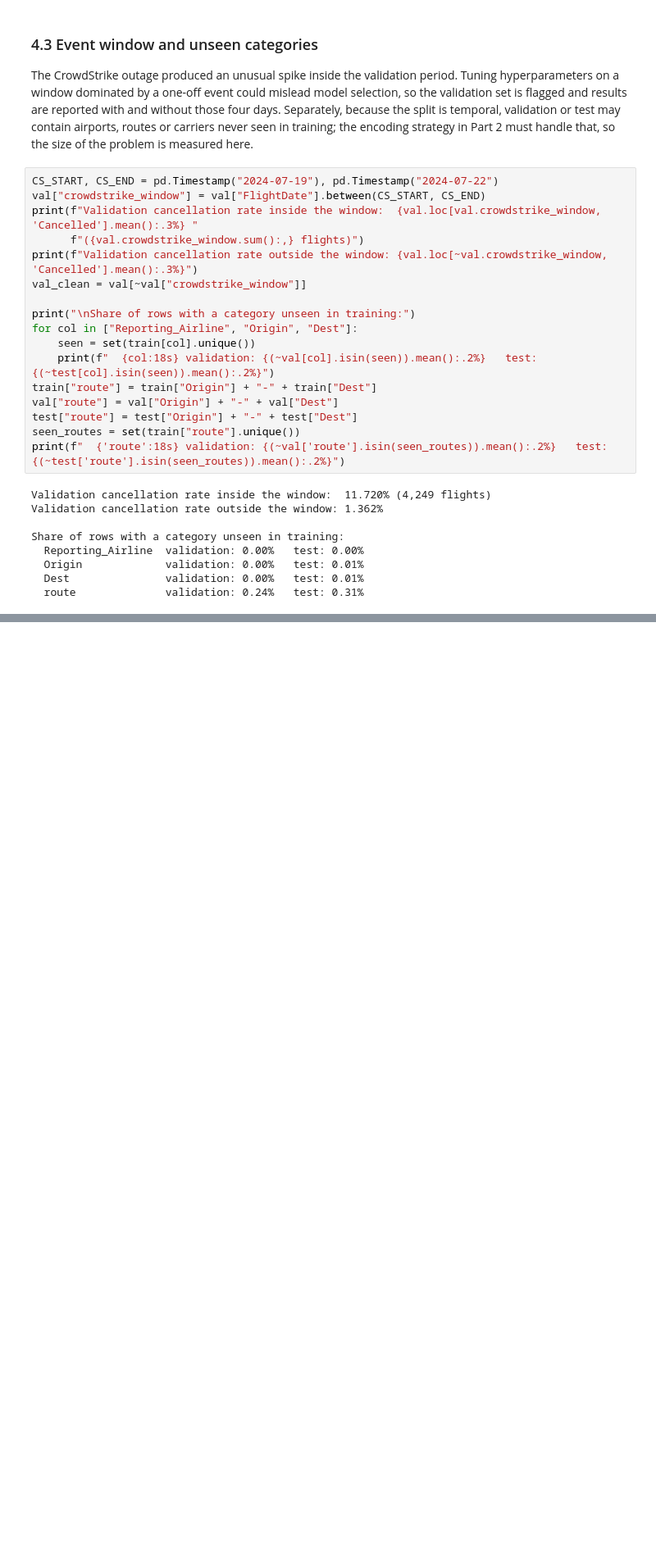
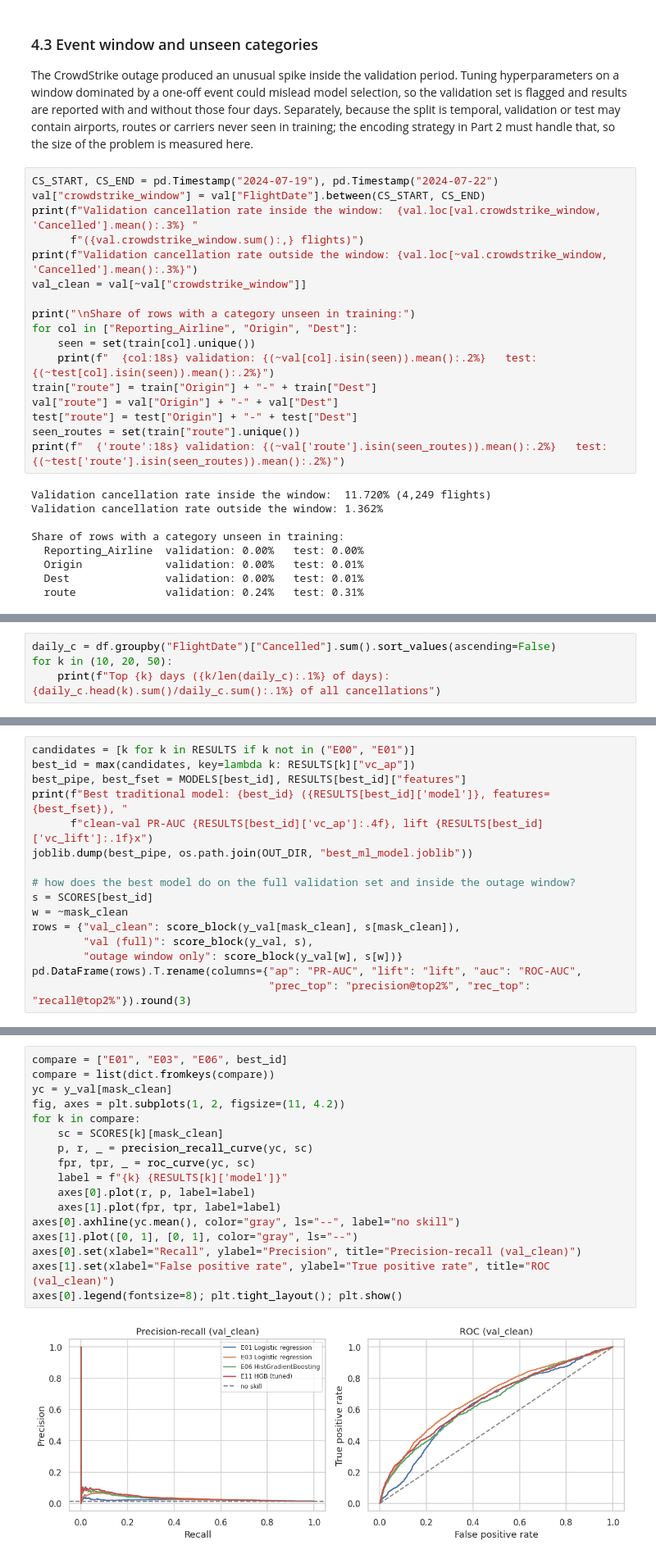
Before and after one commit to ShamiPlacide/Flight-cancellation-prediction-ml-dl, a Jupyter notebook: flight-cancellation-main.ipynb, the cells around one changed output, grey strips where cells are left out. Shown at 82% size. Cells and saved outputs as stored; diff of their text form; blank space fills up the shorter version.

Commit message:
Kaggle Notebook | flight-cancellation-main | Version 3

```diff
--- a/flight-cancellation-main.ipynb
+++ b/flight-cancellation-main.ipynb
@@ -348,0 +372,4 @@ Share of rows with a category unseen in training:
+# %%
+daily_c = df.groupby("FlightDate")["Cancelled"].sum().sort_values(ascending=False)
+for k in (10, 20, 50):
+    print(f"Top {k} days ({k/len(daily_c):.1%} of days): {daily_c.head(k).sum()/daily_c.sum():.1%} of all cancellations")
@@ -348,0 +869,16 @@ Share of rows with a category unseen in training:
+# %%
+candidates = [k for k in RESULTS if k not in ("E00", "E01")]
+best_id = max(candidates, key=lambda k: RESULTS[k]["vc_ap"])
+best_pipe, best_fset = MODELS[best_id], RESULTS[best_id]["features"]
+print(f"Best traditional model: {best_id} ({RESULTS[best_id]['model']}, features={best_fset}), "
+      f"clean-val PR-AUC {RESULTS[best_id]['vc_ap']:.4f}, lift {RESULTS[best_id]['vc_lift']:.1f}x")
+joblib.dump(best_pipe, os.path.join(OUT_DIR, "best_ml_model.joblib"))
+
+# how does the best model do on the full validation set and inside the outage window?
+s = SCORES[best_id]
+w = ~mask_clean
+rows = {"val_clean": score_block(y_val[mask_clean], s[mask_clean]),
+        "val (full)": score_block(y_val, s),
+        "outage window only": score_block(y_val[w], s[w])}
+pd.DataFrame(rows).T.rename(columns={"ap": "PR-AUC", "lift": "lift", "auc": "ROC-AUC",
+                                     "prec_top": "precision@top2%", "rec_top": "recall@top2%"}).round(3)
@@ -348,0 +894,19 @@ Share of rows with a category unseen in training:
+# %%
+compare = ["E01", "E03", "E06", best_id]
+compare = list(dict.fromkeys(compare))
+yc = y_val[mask_clean]
+fig, axes = plt.subplots(1, 2, figsize=(11, 4.2))
+for k in compare:
+    sc = SCORES[k][mask_clean]
+    p, r, _ = precision_recall_curve(yc, sc)
+    fpr, tpr, _ = roc_curve(yc, sc)
+    label = f"{k} {RESULTS[k]['model']}"
+    axes[0].plot(r, p, label=label)
+    axes[1].plot(fpr, tpr, label=label)
+axes[0].axhline(yc.mean(), color="gray", ls="--", label="no skill")
+axes[1].plot([0, 1], [0, 1], color="gray", ls="--")
+axes[0].set(xlabel="Recall", ylabel="Precision", title="Precision-recall (val_clean)")
+axes[1].set(xlabel="False positive rate", ylabel="True positive rate", title="ROC (val_clean)")
+axes[0].legend(fontsize=8); plt.tight_layout(); plt.show()
+# %% [output]
+[figure, added]
```
Also changed, not shown: parts of 48 cells of this notebook.
